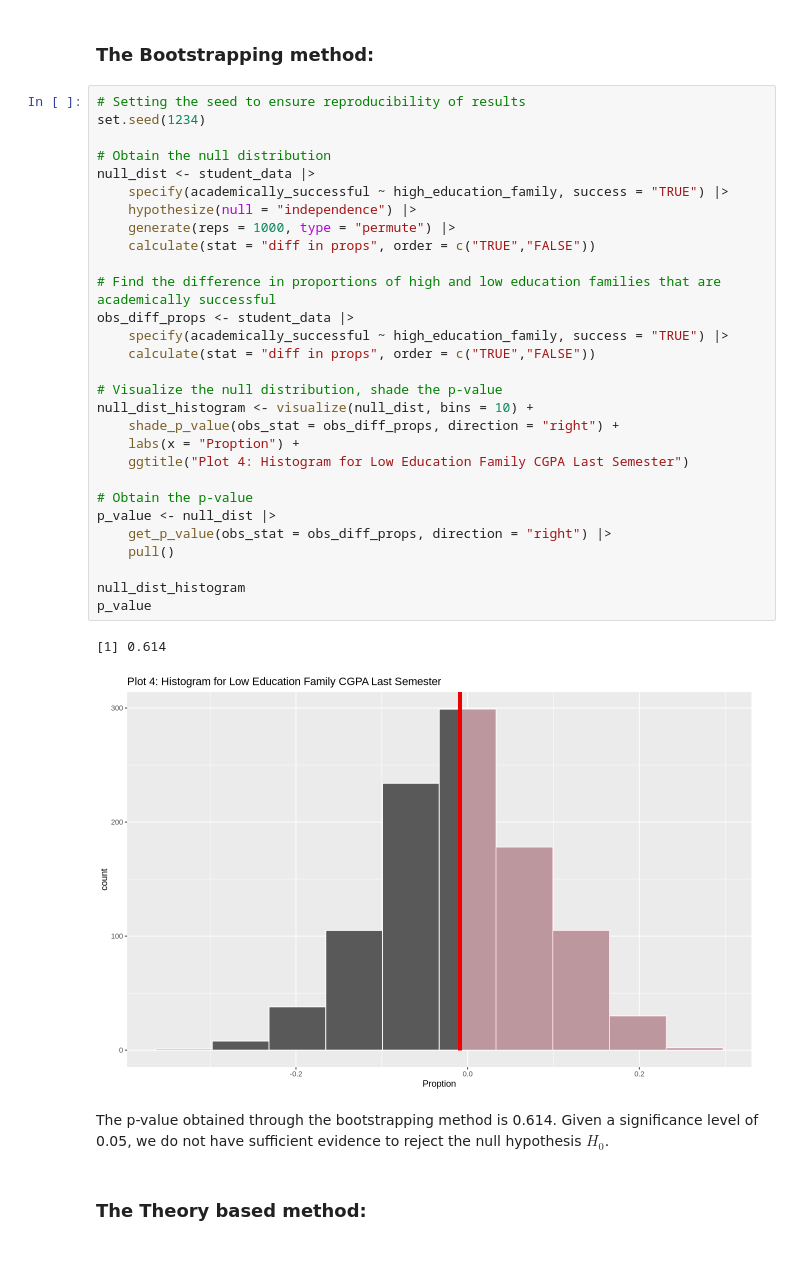
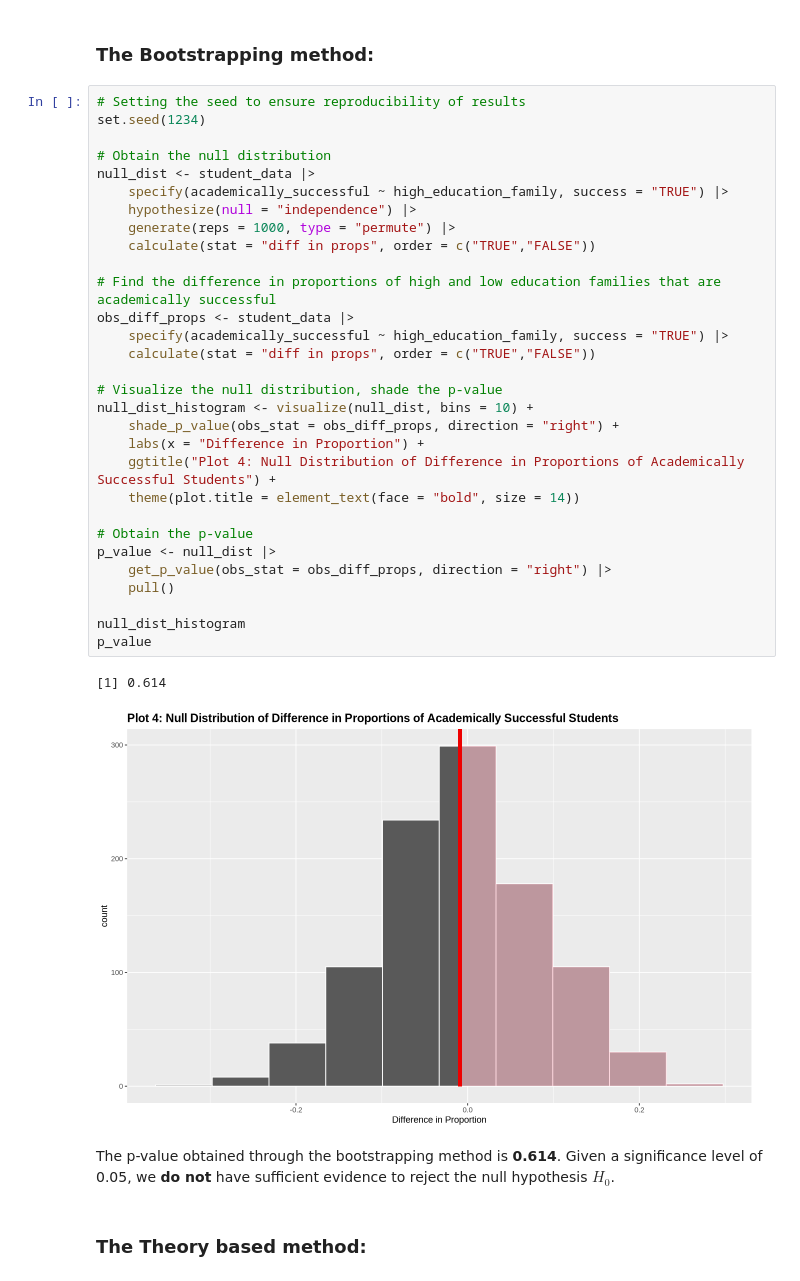
Before and after one commit to DanielHuangjiakang/Academic_Success_and_Parental_Education_Analysis-STAT201Group29, a Jupyter notebook: STAT201_Group29_Final_Report.ipynb, the cells around one changed output. Cells and saved outputs as stored; diff of their text form.

```diff
--- a/STAT201_Group29_Final_Report.ipynb
+++ b/STAT201_Group29_Final_Report.ipynb
@@ -165,37 +147,38 @@ To do this, we will employ both **bootstrapping** and **theory-based** methods t
 # %%
 # Setting the seed to ensure reproducibility of results
 set.seed(1234)
 
 # Obtain the null distribution
 null_dist <- student_data |>
     specify(academically_successful ~ high_education_family, success = "TRUE") |>
     hypothesize(null = "independence") |>
     generate(reps = 1000, type = "permute") |>
     calculate(stat = "diff in props", order = c("TRUE","FALSE"))
 
 # Find the difference in proportions of high and low education families that are academically successful
 obs_diff_props <- student_data |>
     specify(academically_successful ~ high_education_family, success = "TRUE") |>
     calculate(stat = "diff in props", order = c("TRUE","FALSE"))
 
 # Visualize the null distribution, shade the p-value
 null_dist_histogram <- visualize(null_dist, bins = 10) +
     shade_p_value(obs_stat = obs_diff_props, direction = "right") +
-    labs(x = "Proption") +
-    ggtitle("Plot 4: Histogram for Low Education Family CGPA Last Semester")
+    labs(x = "Difference in Proportion") +
+    ggtitle("Plot 4: Null Distribution of Difference in Proportions of Academically Successful Students") +
+    theme(plot.title = element_text(face = "bold", size = 14))
 
 # Obtain the p-value
 p_value <- null_dist |>
     get_p_value(obs_stat = obs_diff_props, direction = "right") |>
     pull()
 
 null_dist_histogram
 p_value
 # %% [output]
 [1] 0.614
-[figure, old version]
+[figure, new version]
 # %% [markdown]
-The p-value obtained through the bootstrapping method is 0.614. Given a significance level of 0.05, we do not have sufficient evidence to reject the null hypothesis $H_0$.
+The p-value obtained through the bootstrapping method is **0.614**. Given a significance level of 0.05, we **do not** have sufficient evidence to reject the null hypothesis $H_0$.
 # %% [markdown]
 ### The Theory based method:
 # %%
```
Also changed, not shown: parts of 6 cells of this notebook.
